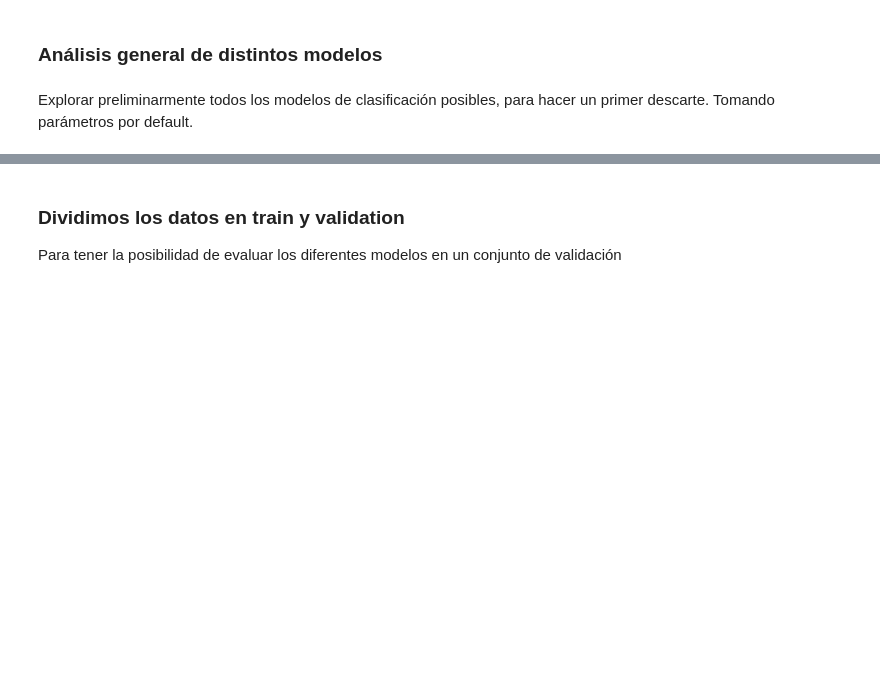
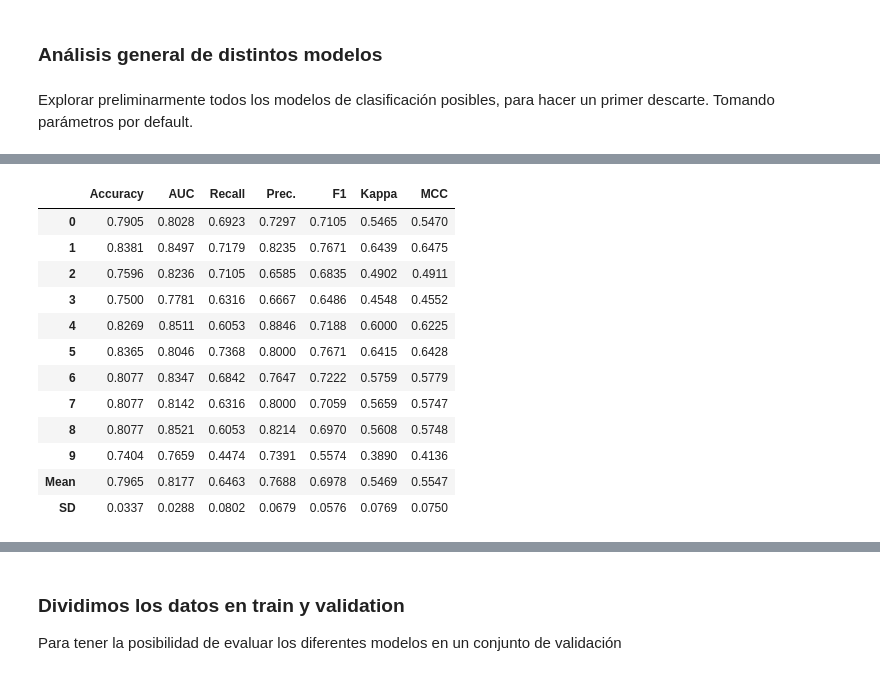
Before and after one commit to estebanarr/aprendizaje_supervisado, a Jupyter notebook: src/Análisis de modelos.ipynb, the cells around one changed output, grey strips where cells are left out. Drawn from its saved outputs; the diff is of its cells as text; code cells hidden in the pictures; blank space fills up the shorter version.

```diff
--- a/src/Análisis de modelos.ipynb
+++ b/src/Análisis de modelos.ipynb
@@ -87,0 +109,17 @@ best = compare_models(sort = 'F1') #default is 'Accuracy', LO CAMBIO POR F1 QUE
+# %%
+#Crear un modelo para identificar la importancia de las variables
+xgb=create_model("xgboost")
+# %% [output]
+|  | Accuracy | AUC | Recall | Prec. | F1 | Kappa | MCC |
+| 0 | 0.7905 | 0.8028 | 0.6923 | 0.7297 | 0.7105 | 0.5465 | 0.5470 |
+| 1 | 0.8381 | 0.8497 | 0.7179 | 0.8235 | 0.7671 | 0.6439 | 0.6475 |
+| 2 | 0.7596 | 0.8236 | 0.7105 | 0.6585 | 0.6835 | 0.4902 | 0.4911 |
+| 3 | 0.7500 | 0.7781 | 0.6316 | 0.6667 | 0.6486 | 0.4548 | 0.4552 |
+| 4 | 0.8269 | 0.8511 | 0.6053 | 0.8846 | 0.7188 | 0.6000 | 0.6225 |
+| 5 | 0.8365 | 0.8046 | 0.7368 | 0.8000 | 0.7671 | 0.6415 | 0.6428 |
+| 6 | 0.8077 | 0.8347 | 0.6842 | 0.7647 | 0.7222 | 0.5759 | 0.5779 |
+| 7 | 0.8077 | 0.8142 | 0.6316 | 0.8000 | 0.7059 | 0.5659 | 0.5747 |
+| 8 | 0.8077 | 0.8521 | 0.6053 | 0.8214 | 0.6970 | 0.5608 | 0.5748 |
+| 9 | 0.7404 | 0.7659 | 0.4474 | 0.7391 | 0.5574 | 0.3890 | 0.4136 |
+| Mean | 0.7965 | 0.8177 | 0.6463 | 0.7688 | 0.6978 | 0.5469 | 0.5547 |
+| SD | 0.0337 | 0.0288 | 0.0802 | 0.0679 | 0.0576 | 0.0769 | 0.0750 |
```
Also changed, not shown: parts of 33 cells of this notebook, 2 other files.
